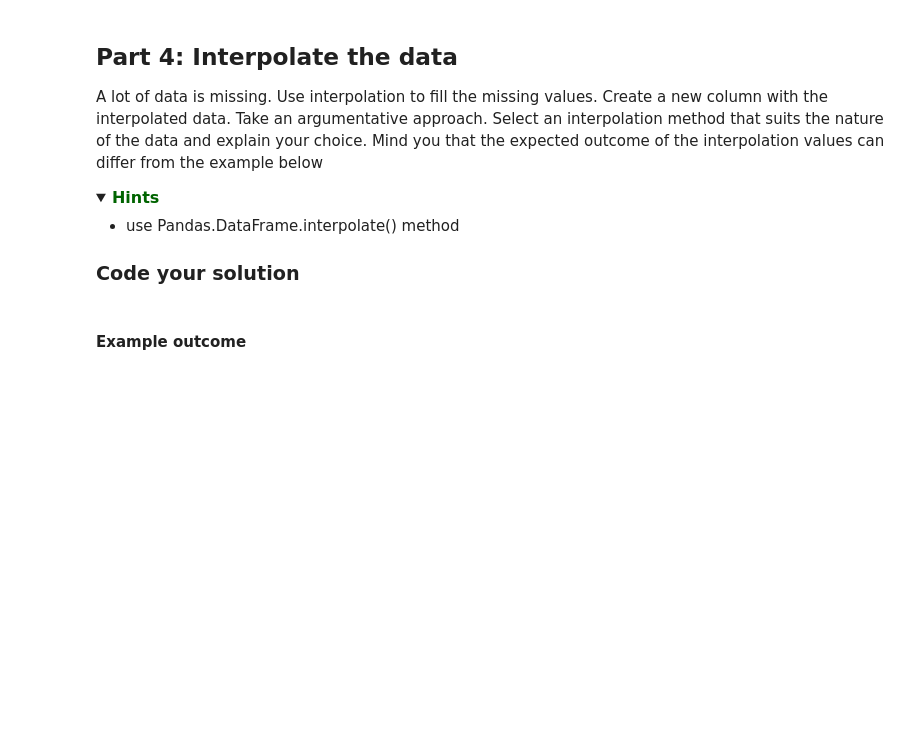
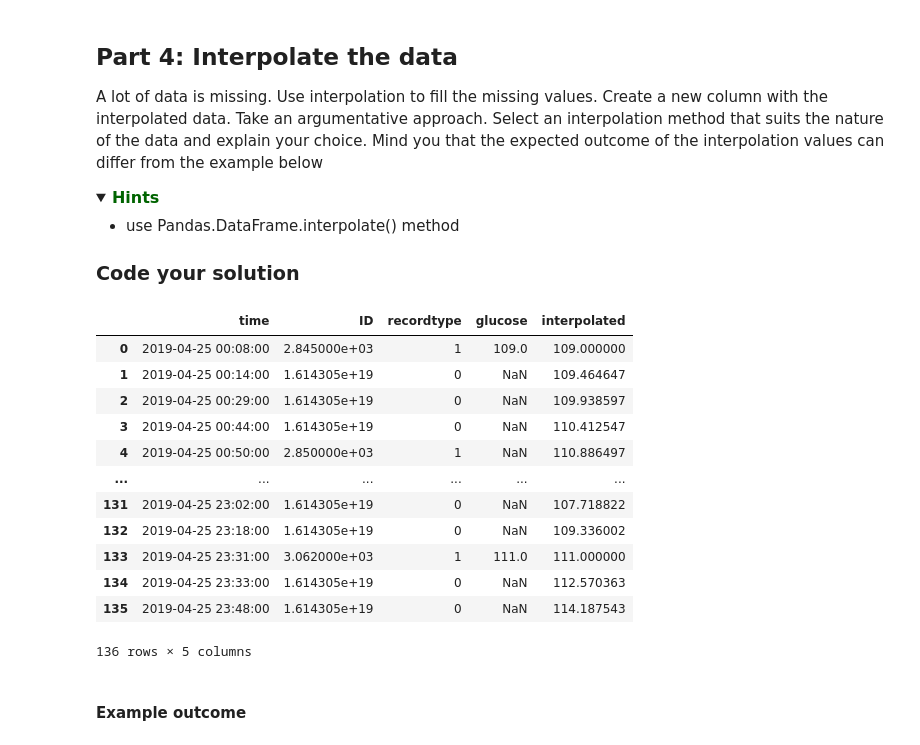
Before and after one commit to callmesukhi/BFVM19PROG1, a Jupyter notebook: assessments/Assignment_week_02.ipynb, the cells around one changed output. Saved outputs shown, nothing was run; the diff lists cells and outputs as text; code cells hidden in the pictures; folded sections open; blank space fills up the shorter version.

```diff
--- a/assessments/Assignment_week_02.ipynb
+++ b/assessments/Assignment_week_02.ipynb
@@ -150,13 +180,26 @@ A lot of data is missing. Use interpolation to fill the missing values. Create a
 <a name='ex-41'></a>
 ### Code your solution
 # %%
-df['interpolated'] = df.glucose.interpolate(method='polynomial', order=2)
+df['interpolated'] = df.glucose.interpolate(method='spline', order=1).ffill()
 df
-
 # decide on interpolation
 # statistics section - for example: 1 hours mean or so
 
 #
+# %% [output]
+|  | time | ID | recordtype | glucose | interpolated |
+| 0 | 2019-04-25 00:08:00 | 2.845000e+03 | 1 | 109.0 | 109.000000 |
+| 1 | 2019-04-25 00:14:00 | 1.614305e+19 | 0 | NaN | 109.464647 |
+| 2 | 2019-04-25 00:29:00 | 1.614305e+19 | 0 | NaN | 109.938597 |
+| 3 | 2019-04-25 00:44:00 | 1.614305e+19 | 0 | NaN | 110.412547 |
+| 4 | 2019-04-25 00:50:00 | 2.850000e+03 | 1 | NaN | 110.886497 |
+| ... | ... | ... | ... | ... | ... |
+| 131 | 2019-04-25 23:02:00 | 1.614305e+19 | 0 | NaN | 107.718822 |
+| 132 | 2019-04-25 23:18:00 | 1.614305e+19 | 0 | NaN | 109.336002 |
+| 133 | 2019-04-25 23:31:00 | 3.062000e+03 | 1 | 111.0 | 111.000000 |
+| 134 | 2019-04-25 23:33:00 | 1.614305e+19 | 0 | NaN | 112.570363 |
+| 135 | 2019-04-25 23:48:00 | 1.614305e+19 | 0 | NaN | 114.187543 |
+136 rows × 5 columns
 # %% [markdown]
 #### Example outcome
 # %% [markdown]
```
Also changed, not shown: parts of 9 cells of this notebook.
